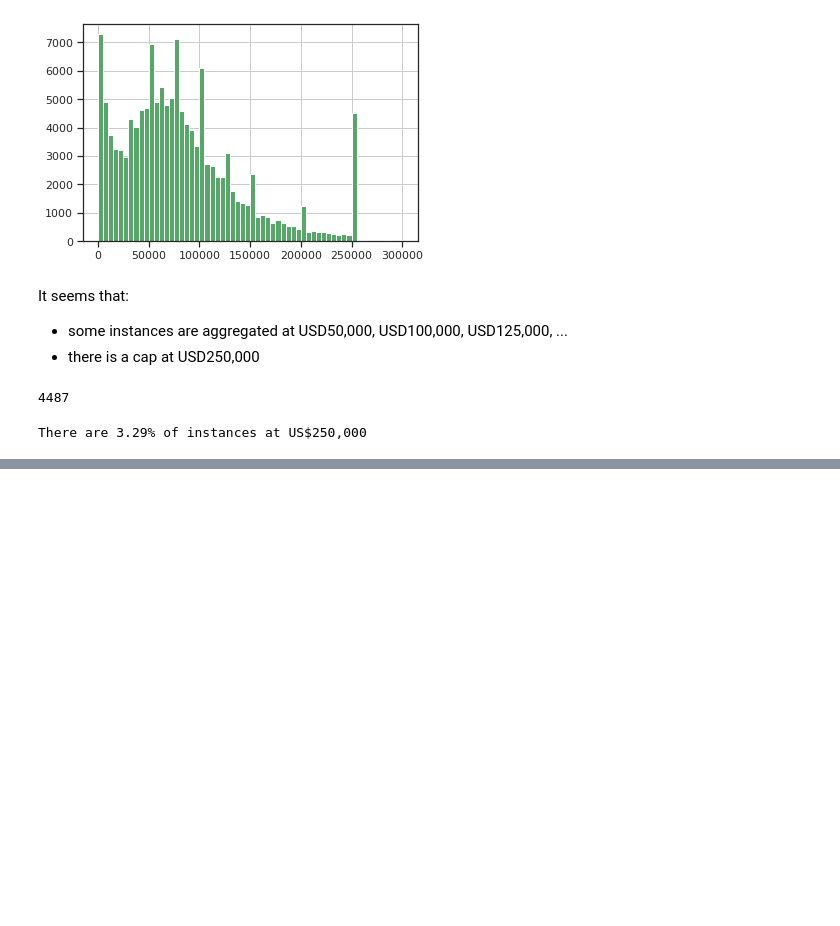
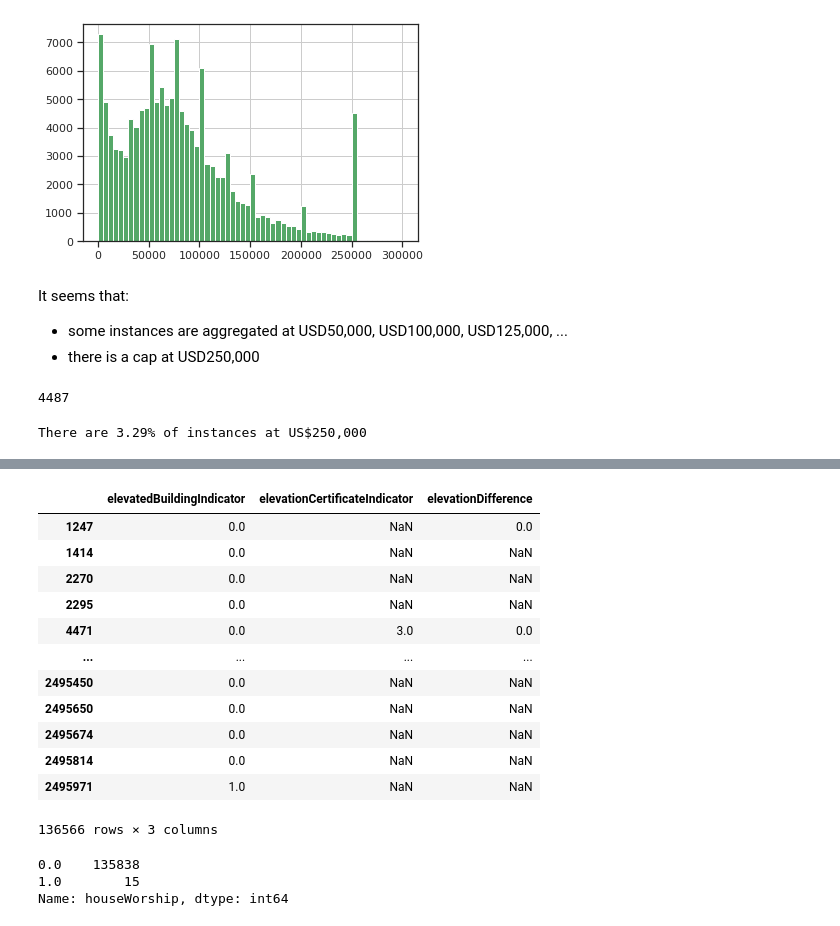
Before and after one commit to samroeslin/National-Flood-Insurance-Program, a Jupyter notebook: Flood_data_2005_event.ipynb, the cells around one changed output, grey strips where cells are left out. Drawn from its saved outputs; the diff is of its cells as text; code cells hidden in the pictures; blank space fills up the shorter version.

```diff
--- a/Flood_data_2005_event.ipynb
+++ b/Flood_data_2005_event.ipynb
@@ -284,0 +324,3 @@ Name: latitude, dtype: float64
+# %%
+# Remove instances with missing information about city
+df_Katrina.dropna(axis=0, subset=['reportedCity'], inplace=True)
@@ -405,0 +546,3 @@ There are 3.29% of instances at US$250,000
+# %%
+# Remove instances with no information on flood zone
+df_Katrina = df_Katrina.dropna(axis=0, subset=['floodZone'])
@@ -405,0 +565,3 @@ There are 3.29% of instances at US$250,000
+# %%
+# Flood zone
+df_Katrina['floodZone_grouped'] = df_Katrina['floodZone']
@@ -405,0 +609,16 @@ There are 3.29% of instances at US$250,000
+# %%
+# Group by main Flood Areas
+df_Katrina['floodZone_grouped'].replace('VE', 'V', inplace=True)
+df_Katrina['floodZone_grouped'].replace('V15', 'V', inplace=True)
+df_Katrina['floodZone_grouped'].replace('V13', 'V', inplace=True)
+df_Katrina['floodZone_grouped'].replace('V09', 'V', inplace=True)
+df_Katrina['floodZone_grouped'].replace('V16', 'V', inplace=True)
+df_Katrina['floodZone_grouped'].replace('V14', 'V', inplace=True)
+df_Katrina['floodZone_grouped'].replace('V19', 'V', inplace=True)
+df_Katrina['floodZone_grouped'].replace('V12', 'V', inplace=True)
+df_Katrina['floodZone_grouped'].replace('V08', 'V', inplace=True)
+df_Katrina['floodZone_grouped'].replace('V10', 'V', inplace=True)
+df_Katrina['floodZone_grouped'].replace('V11', 'V', inplace=True)
+df_Katrina['floodZone_grouped'].replace('V21', 'V', inplace=True)
+df_Katrina['floodZone_grouped'].replace('V17', 'V', inplace=True)
+df_Katrina['floodZone_grouped'].replace('V07', 'V', inplace=True)
@@ -405,0 +715,23 @@ There are 3.29% of instances at US$250,000
+# %%
+df_Katrina[['elevatedBuildingIndicator', 'elevationCertificateIndicator', 'elevationDifference']]
+# %% [output]
+|  | elevatedBuildingIndicator | elevationCertificateIndicator | elevationDifference |
+| 1247 | 0.0 | NaN | 0.0 |
+| 1414 | 0.0 | NaN | NaN |
+| 2270 | 0.0 | NaN | NaN |
+| 2295 | 0.0 | NaN | NaN |
+| 4471 | 0.0 | 3.0 | 0.0 |
+| ... | ... | ... | ... |
+| 2495450 | 0.0 | NaN | NaN |
+| 2495650 | 0.0 | NaN | NaN |
+| 2495674 | 0.0 | NaN | NaN |
+| 2495814 | 0.0 | NaN | NaN |
+| 2495971 | 1.0 | NaN | NaN |
+136566 rows × 3 columns
+# %%
+# House of worship
+df_Katrina['houseWorship'].value_counts(dropna=False)
+# %% [output]
+0.0    135838
+1.0        15
+Name: houseWorship, dtype: int64
```
Also changed, not shown: parts of 26 cells of this notebook.
